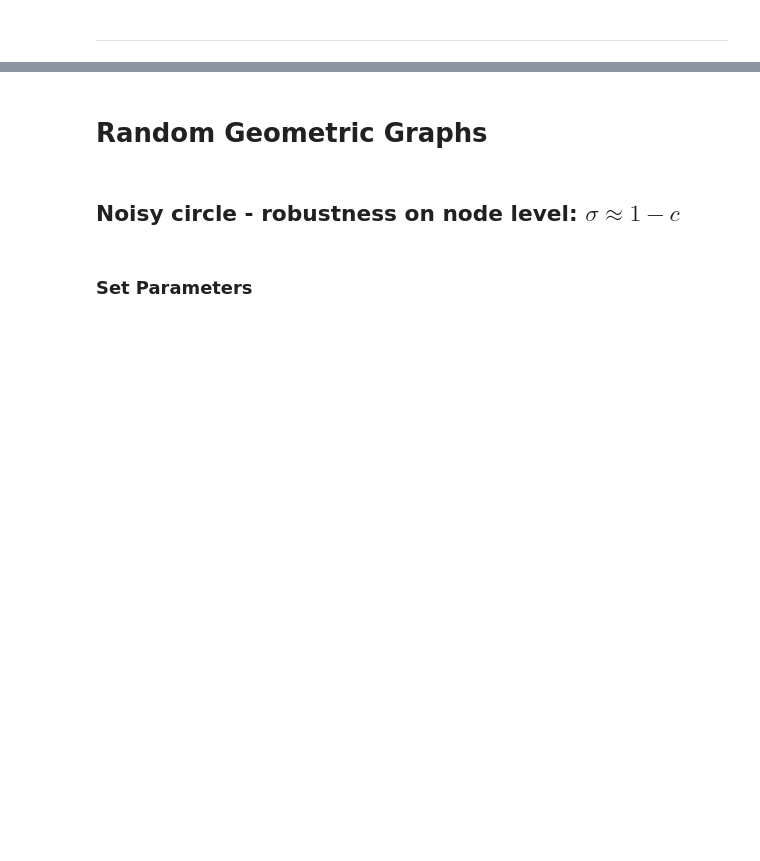
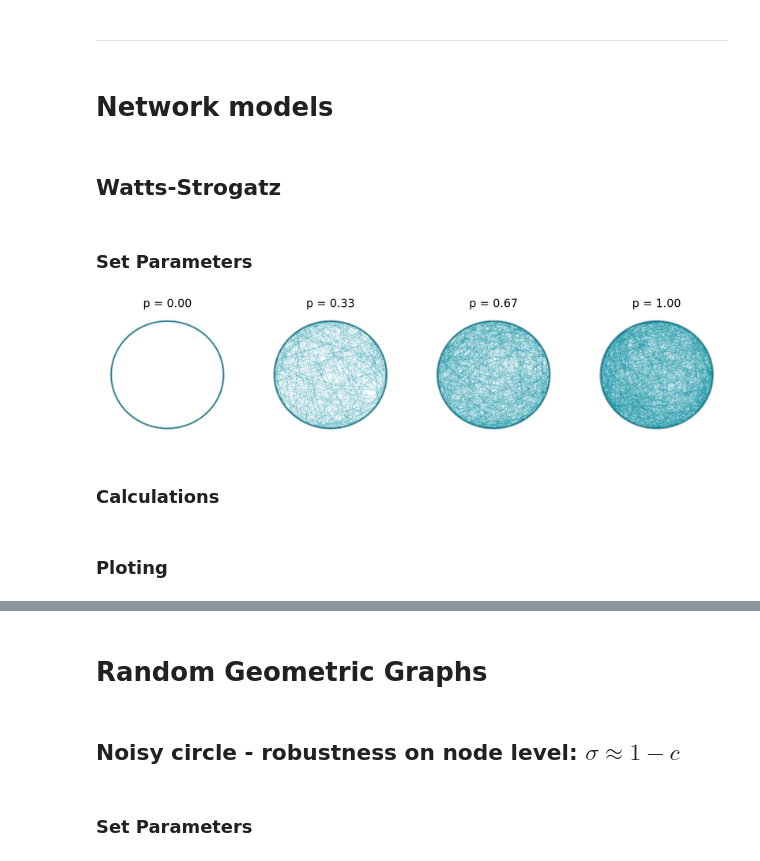
Before and after one commit to ClusterDuck123/ringity, a Jupyter notebook: doc/notebooks/paper_figures/exploring_different_metric_structures.ipynb, the cells around one changed output, grey strips where cells are left out. Saved outputs shown, nothing was run; the diff lists cells and outputs as text; code cells hidden in the pictures; blank space fills up the shorter version.

```diff
--- a/doc/notebooks/paper_figures/exploring_different_metric_structures.ipynb
+++ b/doc/notebooks/paper_figures/exploring_different_metric_structures.ipynb
@@ -58,3 +60,39 @@ def data_dict_to_scores_df(data_dict, ring_score_parms = {}):
     return scores_df
 # %% [markdown]
 ---
+# %% [markdown]
+# Network models
+# %% [markdown]
+## Watts-Strogatz
+# %% [markdown]
+### Set Parameters
+# %%
+# Network parameters
+n = 250
+k = 10
+
+sweep_param = 'p'
+nb_sweep_vals = 2**3
+min_sweep_val = 0
+max_sweep_val = 1
+
+network_generator = nx.watts_strogatz_graph
+network_params = {'n' : n, 'k' : k}
+fname_data = Path(f'../../../data/pdgms_WS_N{n}-k{k}.json')
+# %%
+nb_plots = 4
+
+sweep_vals = np.linspace(min_sweep_val, max_sweep_val, nb_plots)
+
+fig, axes = plt.subplots(1, nb_plots, figsize = (6*nb_plots, 5))
+pos = {i:(np.cos(i*2*np.pi/n), np.sin(i*2*np.pi/n)) for i in range(n)}
+for i, sweep_val in enumerate(sweep_vals):
+    ax = axes[i]
+
+    G = network_generator(**network_params, **{sweep_param : sweep_val})
+    rng.plot_nx(G, ax = ax, pos = pos)
+    ax.set_title(f'{sweep_param} = {sweep_val:.2f}', size = 24)
+# %% [output]
+[figure, added]
+# %% [markdown]
+### Calculations
@@ -60,0 +124,2 @@ def data_dict_to_scores_df(data_dict, ring_score_parms = {}):
+# %% [markdown]
+### Ploting
```
Also changed, not shown: parts of 9 cells of this notebook, 2 other files.
